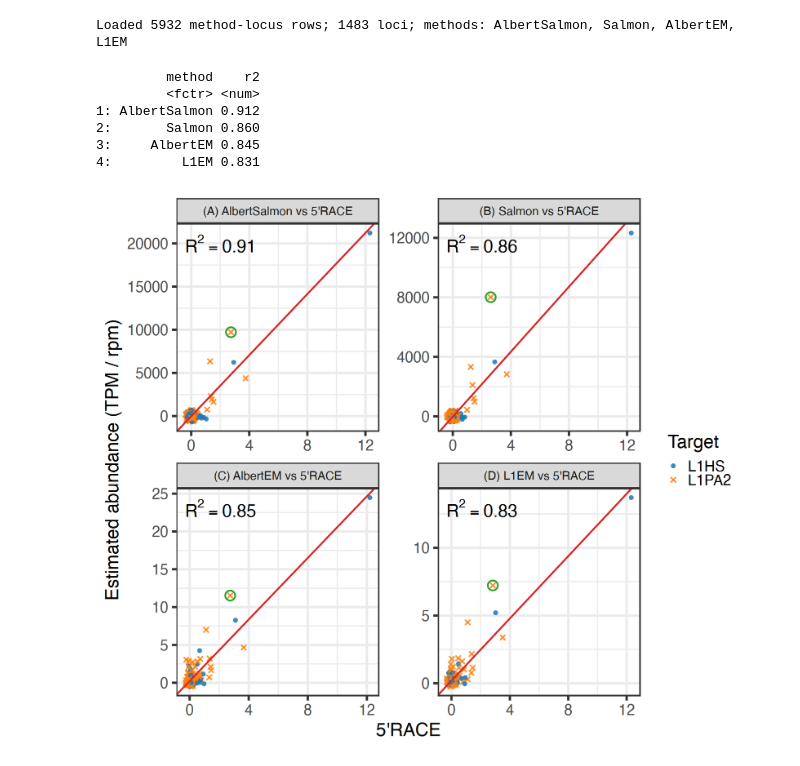
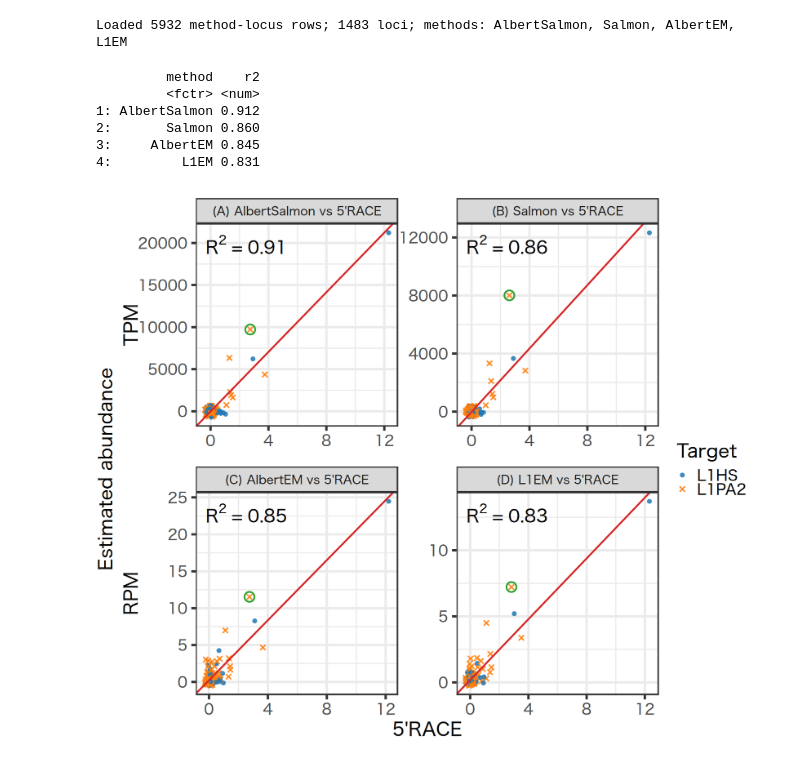
Before and after one commit to andchamorro/TrAP, a Jupyter notebook: notebooks/5.06-ach-albert_exp_SRR3997504_SRR4099955.ipynb, the cells around one changed output. Saved outputs shown, nothing was run; the diff lists cells and outputs as text; code cells hidden in the pictures.

```diff
--- a/notebooks/5.06-ach-albert_exp_SRR3997504_SRR4099955.ipynb
+++ b/notebooks/5.06-ach-albert_exp_SRR3997504_SRR4099955.ipynb
@@ -37,13 +45,15 @@ if (file.exists(manifest_path)) {
   manifest <- fromJSON(manifest_path)
   cat("git_commit:", manifest$git_commit, " timestamp:", manifest$timestamp_utc, "\n")
   if (!is.null(manifest$seed)) stopifnot(manifest$seed == 3469)
-} else warning("manifest.json not found — run .trap/scripts/aggregate_srr_l1em_exp.py first.")
+} else warning("manifest.json not found")
 
 # Target subfamily palette (fixed; consistent with 5.03/5.04). Red #D62728 stays reserved for
 # the lm fit line; green #2CA02C marks the largest-residual locus (legacy highlight).
 target_palette <- c("L1HS" = "#1F77B4", "L1PA2" = "#FF7F0E")
 target_shape   <- c("L1HS" = 16, "L1PA2" = 4)
 panel_order    <- c("AlbertSalmon", "Salmon", "AlbertEM", "L1EM")
+# Native output scale of each method; drives the per-row y-axis title.
+unit_of        <- c(AlbertSalmon = "TPM", Salmon = "TPM", AlbertEM = "RPM", L1EM = "RPM")
 
 save_fig <- function(plot, stem, width = 13, height = 11) {
   for (ext in c("png", "pdf"))
@@ -104,50 +114,78 @@ build_panel <- function(m) {
   d <- d[race5 > RACE5_MIN_PCT | value < VALUE_MAX_RPM]
   if (nrow(d) < 3) { warning(sprintf("%s: <3 loci after filter — skipped", m)); return(NULL) }
   fit <- lm(value ~ race5, data = d)
   d[, pred := predict(fit)]
   xr <- max(diff(range(d$race5)), 1e-9); yr <- max(diff(range(d$value)), 1e-9)
   d[, race5_j := race5 + rnorm(.N, 0, 0.01 * xr)]
   d[, value_j := value + rnorm(.N, 0, 0.01 * yr)]
   list(pts = d[, .(method = m, region, target, race5, value, race5_j, value_j)],
        fit = data.table(method = m, slope = coef(fit)[2], intercept = coef(fit)[1],
                         r2 = summary(fit)$r.squared),
        maxdev = d[which.max(abs(value - pred)), .(method = m, region, race5_j, value_j)])
 }
 
 panels <- lapply(present, build_panel); panels <- panels[!vapply(panels, is.null, logical(1))]
 pts    <- rbindlist(lapply(panels, `[[`, "pts"))
 fits   <- rbindlist(lapply(panels, `[[`, "fit"))
 maxdev <- rbindlist(lapply(panels, `[[`, "maxdev"))
 # Panel strip titles like the legacy: "(A) AlbertSalmon vs 5'RACE" (bold).
 strip_lab <- setNames(sprintf("(%s) %s vs 5'RACE", LETTERS[seq_along(present)], present), present)
 for (dt in list(pts, fits, maxdev)) dt[, method := factor(method, levels = present)]
 
-fig <- ggplot(pts, aes(race5_j, value_j)) +
-  geom_point(aes(colour = target, shape = target), size = 2.4, alpha = 0.85) +
-  geom_abline(data = fits, aes(slope = slope, intercept = intercept),
-              colour = "#D62728", linewidth = 1) +
-  geom_point(data = maxdev, aes(race5_j, value_j), shape = 21, size = 6,
-             colour = "#2CA02C", fill = NA, stroke = 1.4, inherit.aes = FALSE) +
-  geom_text(data = fits, aes(x = -Inf, y = Inf, label = sprintf("R^2 == %.2f", r2)),
-            parse = TRUE, hjust = -0.12, vjust = 1.6, size = 9.375, inherit.aes = FALSE) +
-  facet_wrap(~method, ncol = 2, scales = "free", labeller = as_labeller(strip_lab)) +
-  scale_colour_manual(values = target_palette, name = "Target") +
-  scale_shape_manual(values = target_shape, name = "Target") +
-  labs(x = "5'RACE", y = "Estimated abundance (TPM / rpm)") +
-  theme(legend.position = "right",
-        strip.text = element_text(size = 18, face = "bold"),
-        axis.title = element_text(size = 28.125, face = "bold"))
+# The four panels carry two different output scales, so each row of the figure gets its
+# own y-axis title: Salmon-based methods report TPM, EM-based methods RPM. "Estimated
+# abundance" is drawn once, outside both rows, as the quantity the two scales share.
+build_row <- function(ms, ylab, xlab) {
+  ggplot(pts[method %in% ms], aes(race5_j, value_j)) +
+    geom_point(aes(colour = target, shape = target), size = 2.4, alpha = 0.85) +
+    geom_abline(data = fits[method %in% ms], aes(slope = slope, intercept = intercept),
+                colour = "#D62728", linewidth = 1) +
+    geom_point(data = maxdev[method %in% ms], aes(race5_j, value_j), shape = 21, size = 6,
+               colour = "#2CA02C", fill = NA, stroke = 1.4, inherit.aes = FALSE) +
+    geom_text(data = fits[method %in% ms],
+              aes(x = -Inf, y = Inf, label = sprintf("R^2 == %.2f", r2)),
+              parse = TRUE, hjust = -0.12, vjust = 1.6, size = 9.375, inherit.aes = FALSE) +
+    facet_wrap(~method, ncol = 2, scales = "free", labeller = as_labeller(strip_lab)) +
+    scale_colour_manual(values = target_palette, name = "Target") +
+    scale_shape_manual(values = target_shape, name = "Target") +
+    labs(x = xlab, y = ylab) +
+    theme(legend.position = "none",
+          strip.text = element_text(size = 18, face = "bold"),
+          axis.title = element_text(size = 28.125, face = "bold"))
+}
+# One row per unit scale, in panel_order; the x-axis title is drawn once, under the last row.
+rows <- split(present, unit_of[present])[unique(unit_of[present])]
+subs <- lapply(seq_along(rows), function(i)
+  build_row(rows[[i]], names(rows)[i], if (i == length(rows)) "5'RACE" else NULL))
+
+# Stack the rows on a common width so the panels stay aligned, then draw the legend and the
+# shared y-axis title once, spanning both rows.
+leg    <- gtable_filter(ggplotGrob(subs[[1]] + theme(legend.position = "right")),
+                        "guide-box-right")
+grobs  <- lapply(subs, ggplotGrob)
+w      <- Reduce(unit.pmax, lapply(grobs, `[[`, "widths"))
+grobs  <- lapply(grobs, function(g) { g$widths <- w; g })
+fig    <- Reduce(function(a, b) gtable:::rbind.gtable(a, b, size = "first"), grobs)
+fig    <- gtable_add_cols(fig, sum(leg$widths))
+fig    <- gtable_add_grob(fig, leg, t = 1, b = nrow(fig), l = ncol(fig), clip = "off",
+                          name = "legend")
+ylab_outer <- textGrob("Estimated abundance", rot = 90,
+                       gp = gpar(fontsize = 28.125, fontface = "bold"))
+fig <- gtable_add_cols(fig, grobWidth(ylab_outer) + unit(6, "pt"), pos = 0)
+fig <- gtable_add_grob(fig, ylab_outer, t = 1, b = nrow(fig), l = 1, clip = "off",
+                       name = "ylab-outer")
+
 save_fig(fig, "SRR3997504_SRR4099955_salmon_l1em_exp", 13, 11)
 print(fits[, .(method, r2 = round(r2, 3))])
-fig
+grid.newpage(); grid.draw(fig)
 # %% [output]
          method    r2
          <fctr> <num>
 1: AlbertSalmon 0.912
 2:       Salmon 0.860
 3:     AlbertEM 0.845
 4:         L1EM 0.831
-[figure, old version]
+[figure, new version]
 # %%
 sessionInfo()
 # %% [output]
```
Also changed, not shown: parts of 4 cells of this notebook, 1 other file.
